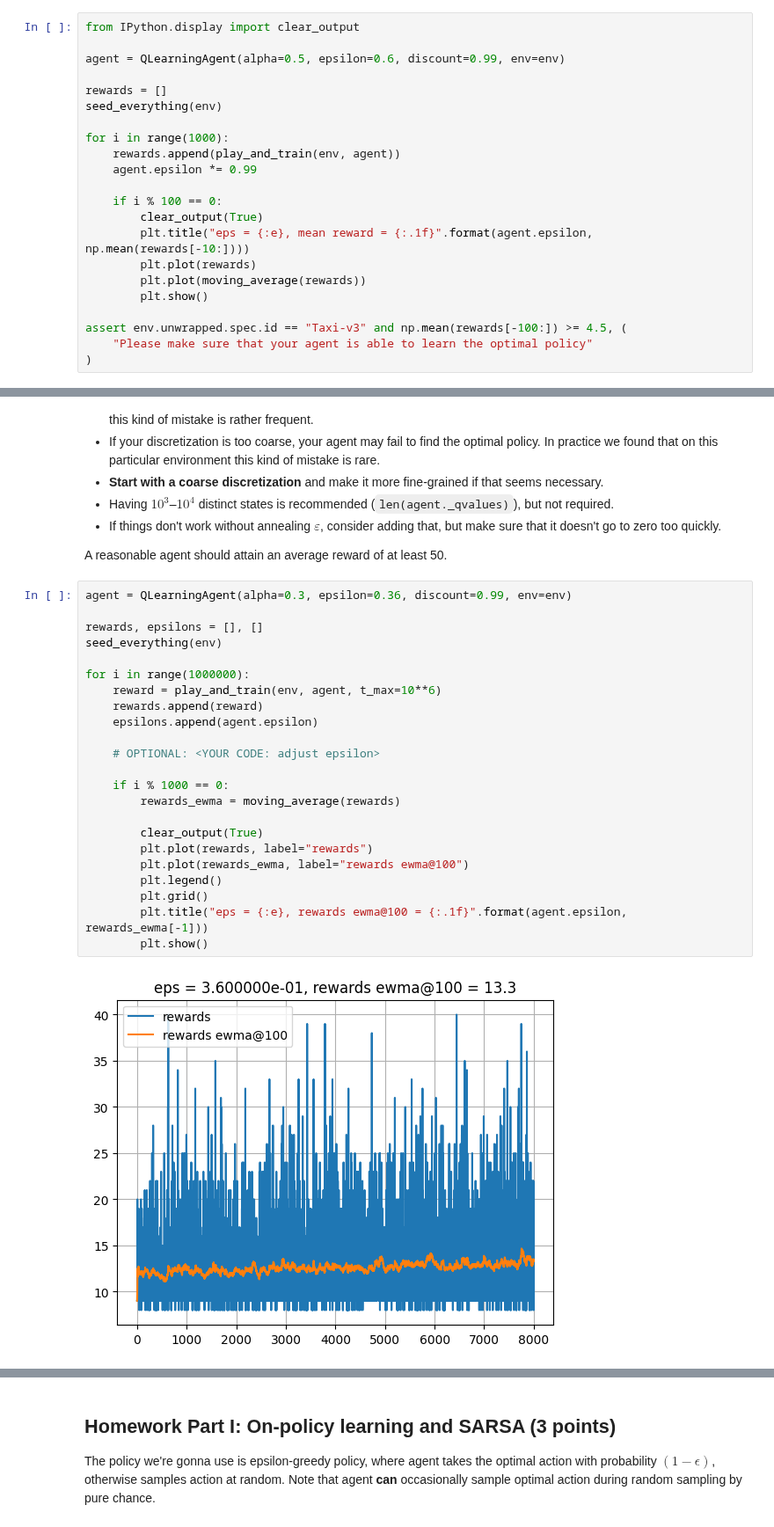
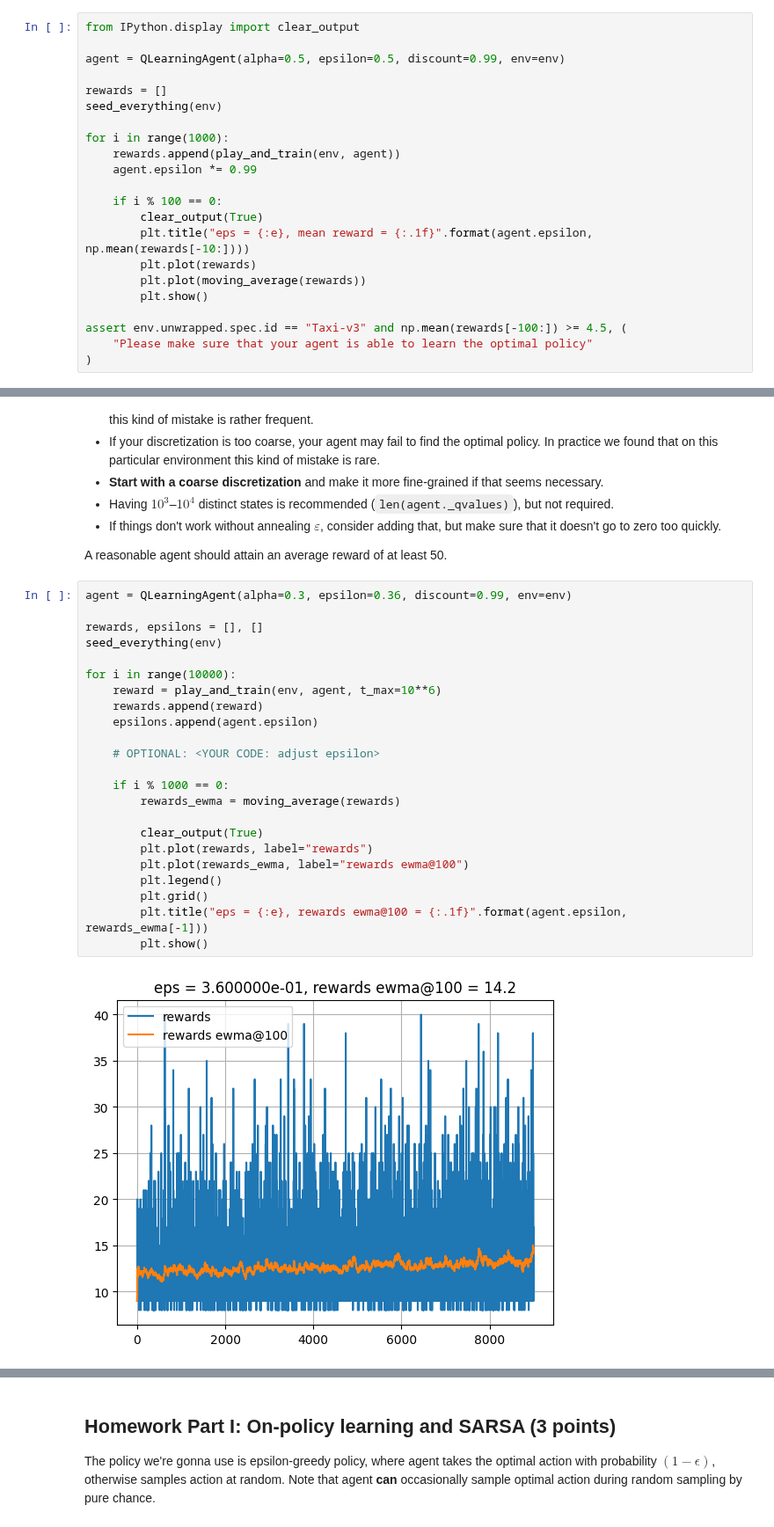
Before and after one commit to ngocmink/practical_RL, a Jupyter notebook: week03_model_free/homework.ipynb, the cells around one changed output, grey strips where cells are left out. Shown at 88% size. Cells and saved outputs as stored; diff of their text form.

```diff
--- a/week03_model_free/homework.ipynb
+++ b/week03_model_free/homework.ipynb
@@ -376,7 +376,7 @@ def play_and_train(env, agent, t_max=10**4):
 # %%
 from IPython.display import clear_output
 
-agent = QLearningAgent(alpha=0.5, epsilon=0.6, discount=0.99, env=env)
+agent = QLearningAgent(alpha=0.5, epsilon=0.5, discount=0.99, env=env)
 
 rewards = []
 seed_everything(env)
@@ -514,25 +514,25 @@ A reasonable agent should attain an average reward of at least 50.
 # %%
 agent = QLearningAgent(alpha=0.3, epsilon=0.36, discount=0.99, env=env)
 
 rewards, epsilons = [], []
 seed_everything(env)
 
-for i in range(1000000):
+for i in range(10000):
     reward = play_and_train(env, agent, t_max=10**6)
     rewards.append(reward)
     epsilons.append(agent.epsilon)
 
     # OPTIONAL: <YOUR CODE: adjust epsilon>
 
     if i % 1000 == 0:
         rewards_ewma = moving_average(rewards)
 
         clear_output(True)
         plt.plot(rewards, label="rewards")
         plt.plot(rewards_ewma, label="rewards ewma@100")
         plt.legend()
         plt.grid()
         plt.title("eps = {:e}, rewards ewma@100 = {:.1f}".format(agent.epsilon, rewards_ewma[-1]))
         plt.show()
 # %% [output]
-[figure, old version]
+[figure, new version]
```
Also changed, not shown: parts of 15 cells of this notebook.
